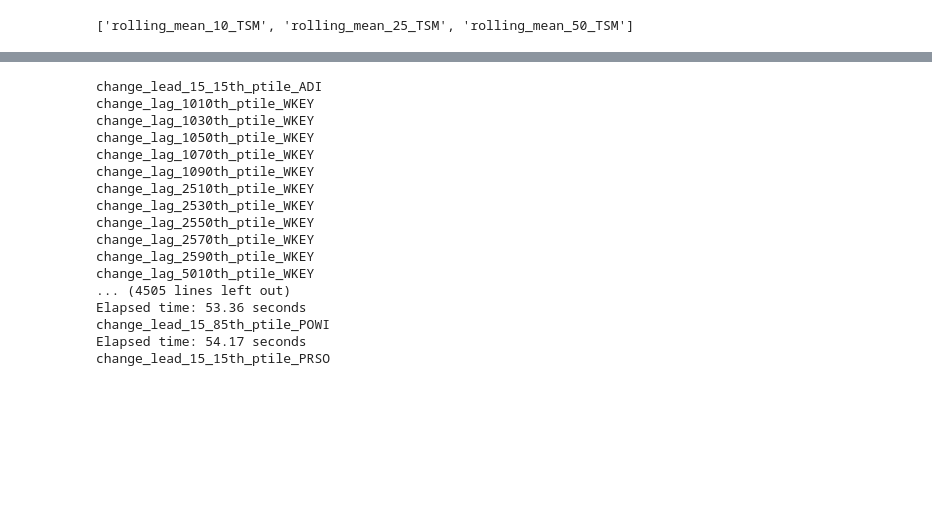
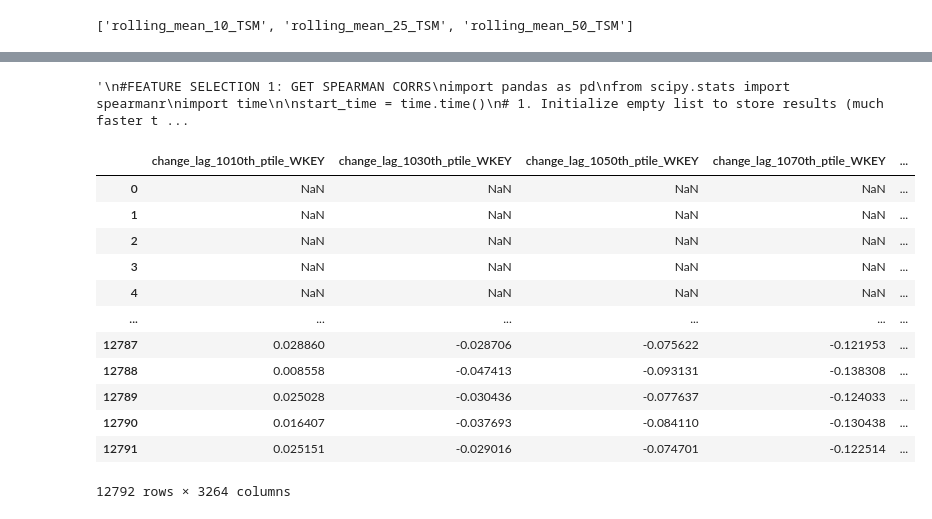
Before and after one commit to PocketLobster/Standard-And-Rich, a Jupyter notebook: standard_and_rich_500.ipynb, the cells around one changed output, grey strips where cells are left out. Cells and saved outputs as stored; diff of their text form; code cells hidden in the pictures; blank space fills up the shorter version.

```diff
--- a/standard_and_rich_500.ipynb
+++ b/standard_and_rich_500.ipynb
@@ -701,4 +720,5 @@ Total features generated: 68
 # %%
+'''
 #FEATURE SELECTION 1: GET SPEARMAN CORRS
 import pandas as pd
 from scipy.stats import spearmanr
@@ -709,24 +729,29 @@ start_time = time.time()
 results_list = []
 iter=0
 for t in get_rats:
+    #if 'ADI' in t or 'AIP' in t or 'ALAB' in t or 'ALGM' in t or 'AMD' in t:
+        #continue
+    if iter>=30:
+        break
     start_time_loop=time.time()
     #if iter==0:
     print(t)
     for v in features_giant:
-        if iter==0:
-            print(v)
+        #if iter==0:
+            #print(v)
         # 2. Get spearman corr
         # Assumes 'stocks' is your main DataFrame
         # .dropna() is important as spearmanr can return NaN if data is missing
         if v in jino_cols:
             corr, p_value = spearmanr(jino[t], jino[v], nan_policy='omit')
+            results_list.append({'target': t, 'potential_var': v, 'corr': corr})
+        # 3. Add [t, v, corr] to the list
 
-        # 3. Add [t, v, corr] to the list
-        results_list.append({'target': t, 'potential_var': v, 'corr': corr})
     end_time_loop = time.time()
     elapsed_time = end_time_loop - start_time_loop
     print(f"Elapsed time: {elapsed_time:.2f} seconds")
     iter+=1
+
 
 # 4. Create the DF from the list
 spearman_or_fruit = pd.DataFrame(results_list)
@@ -739,24 +764,25 @@ filtered_results = spearman_or_fruit[spearman_or_fruit['corr'].abs() > 0.05]
 filtered_results
 
 spearman_or_fruit.to_excel('spearman_or_fruit_'+industry+'.xlsx')
+'''
 # %% [output]
-change_lead_15_15th_ptile_ADI
-change_lag_1010th_ptile_WKEY
-change_lag_1030th_ptile_WKEY
-change_lag_1050th_ptile_WKEY
-change_lag_1070th_ptile_WKEY
-change_lag_1090th_ptile_WKEY
-change_lag_2510th_ptile_WKEY
-change_lag_2530th_ptile_WKEY
-change_lag_2550th_ptile_WKEY
-change_lag_2570th_ptile_WKEY
-change_lag_2590th_ptile_WKEY
-change_lag_5010th_ptile_WKEY
-... (4505 lines left out)
-Elapsed time: 53.36 seconds
-change_lead_15_85th_ptile_POWI
-Elapsed time: 54.17 seconds
-change_lead_15_15th_ptile_PRSO
+'\n#FEATURE SELECTION 1: GET SPEARMAN CORRS\nimport pandas as pd\nfrom scipy.stats import spearmanr\nimport time\n\nstart_time = time.time()\n# 1. Initialize empty list to store results (much faster t ...
+# %%
+jino[features_giant]
+# %% [output]
+|  | change_lag_1010th_ptile_WKEY | change_lag_1030th_ptile_WKEY | change_lag_1050th_ptile_WKEY | change_lag_1070th_ptile_WKEY | ... |
+| 0 | NaN | NaN | NaN | NaN | ... |
+| 1 | NaN | NaN | NaN | NaN | ... |
+| 2 | NaN | NaN | NaN | NaN | ... |
+| 3 | NaN | NaN | NaN | NaN | ... |
+| 4 | NaN | NaN | NaN | NaN | ... |
+| ... | ... | ... | ... | ... | ... |
+| 12787 | 0.028860 | -0.028706 | -0.075622 | -0.121953 | ... |
+| 12788 | 0.008558 | -0.047413 | -0.093131 | -0.138308 | ... |
+| 12789 | 0.025028 | -0.030436 | -0.077637 | -0.124033 | ... |
+| 12790 | 0.016407 | -0.037693 | -0.084110 | -0.130438 | ... |
+| 12791 | 0.025151 | -0.029016 | -0.074701 | -0.122514 | ... |
+12792 rows × 3264 columns
 # %%
 # #FEATURE SELECTION 2: SELECT PREDS FOR EACH STOCK
 import glob
```
Also changed, not shown: parts of 23 cells of this notebook.
